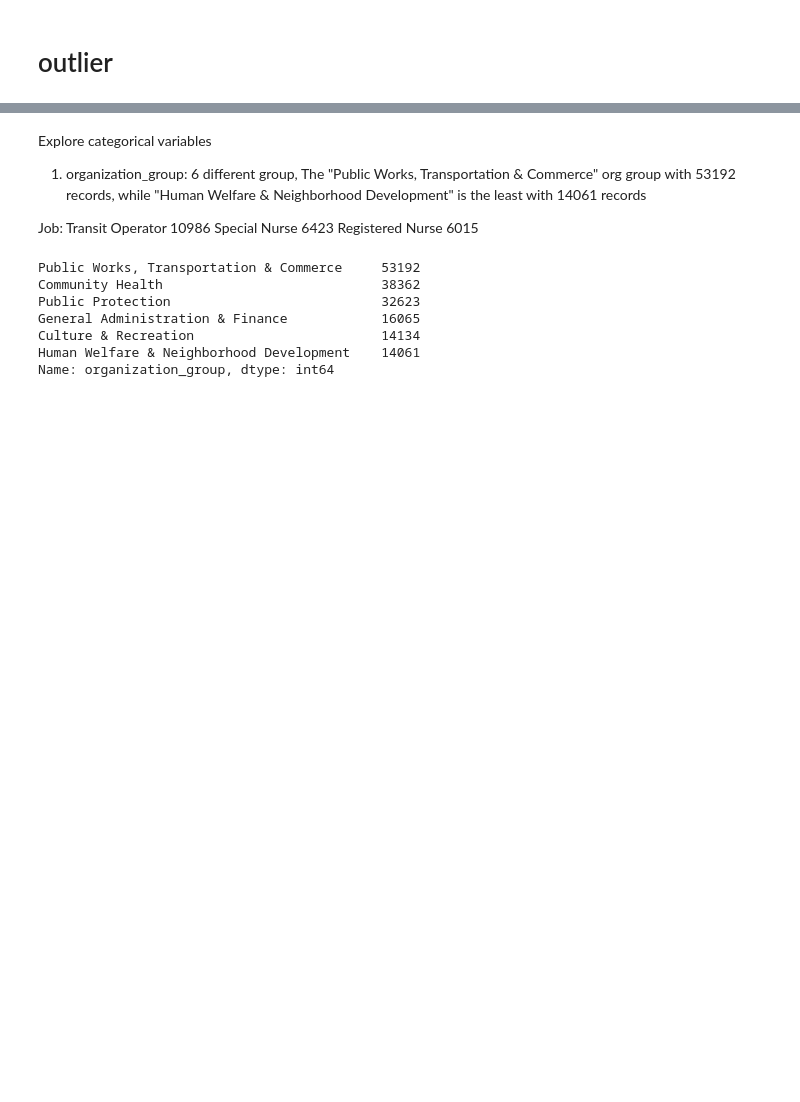
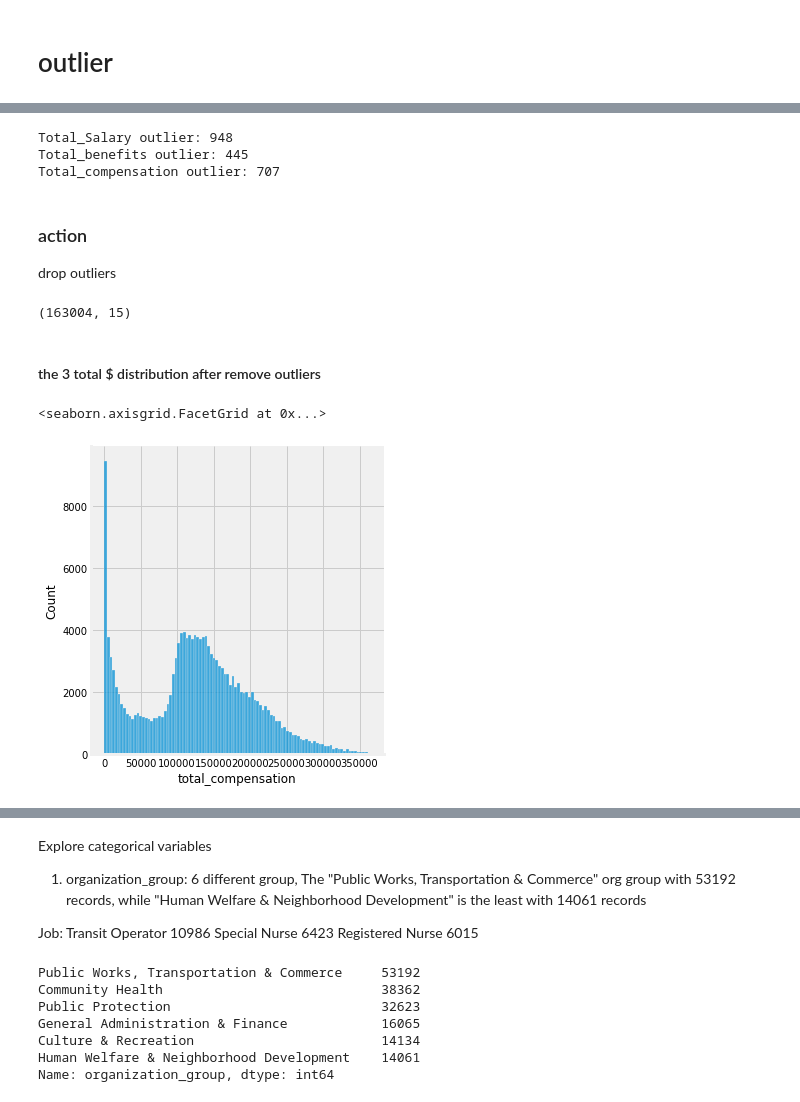
Before and after one commit to susiexia/SF_Employee_Comp_Dash, a Jupyter notebook: sf_comp_jupyter_analytics.ipynb, the cells around one changed output, grey strips where cells are left out. Saved outputs shown, nothing was run; the diff lists cells and outputs as text; code cells hidden in the pictures; blank space fills up the shorter version.

```diff
--- a/sf_comp_jupyter_analytics.ipynb
+++ b/sf_comp_jupyter_analytics.ipynb
@@ -346,0 +373,28 @@ print("Length after removing RM outlier:",  len(df_clean1))
+# %%
+# total compensation first
+
+outlier_df['ts_zscore'] = np.abs(stats.zscore(df['total_salary']))
+outlier_df['tb_zscore'] = np.abs(stats.zscore(df['total_benefits']))
+outlier_df['tc_zscore'] = np.abs(stats.zscore(df['total_compensation']))
+
+print("Total_Salary outlier:",  outlier_df[outlier_df['ts_zscore']> 3].shape[0])
+print("Total_benefits outlier:",  outlier_df[outlier_df['tb_zscore']> 3].shape[0])
+print("Total_compensation outlier:",  outlier_df[outlier_df['tc_zscore']> 3].shape[0])
+
+# Total_Salary outlier: 948
+# Total_benefits outlier: 445
+# Total_compensation outlier: 707
+# %% [output]
+Total_Salary outlier: 948
+Total_benefits outlier: 445
+Total_compensation outlier: 707
+# %% [markdown]
+### action
+drop outliers
+# %%
+df = outlier_df[(outlier_df['ts_zscore']< 3)&(outlier_df['tb_zscore']< 3)&(outlier_df['tc_zscore']< 3)]
+df.drop(['ts_zscore','tb_zscore','tc_zscore'], axis=1, inplace=True)
+df.shape
+# (163004, 15)
+# %% [output]
+(163004, 15)
@@ -346,0 +409,10 @@ print("Length after removing RM outlier:",  len(df_clean1))
+# %% [markdown]
+#### the 3 total $ distribution after remove outliers
+# %%
+num_cols = ['total_salary','total_benefits', 'total_compensation']
+for col in num_cols:
+    sns.displot(x = col, data=outlier_df)
+    plt.show()
+# %% [output]
+<seaborn.axisgrid.FacetGrid at 0x...>
+[figure, added]
```
Also changed, not shown: parts of 9 cells of this notebook, 1 other file.
